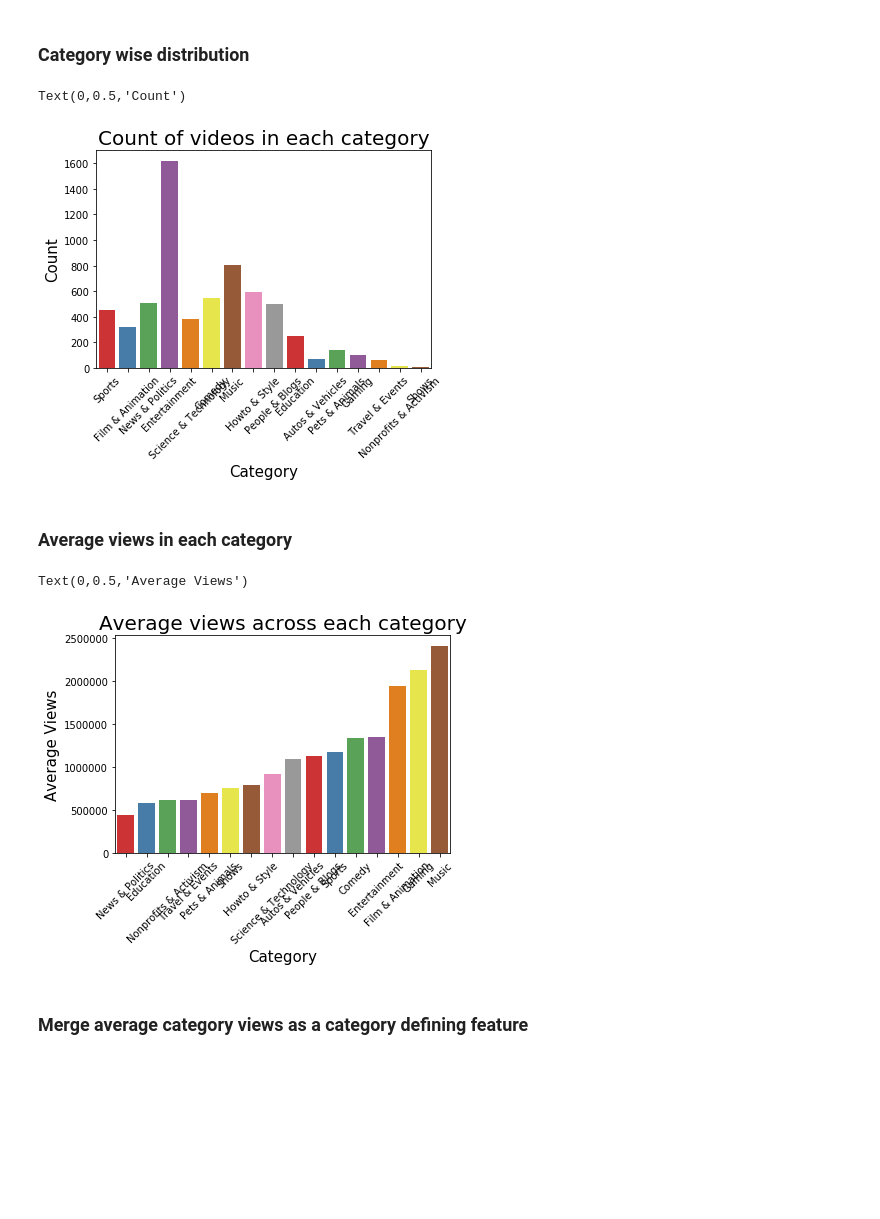
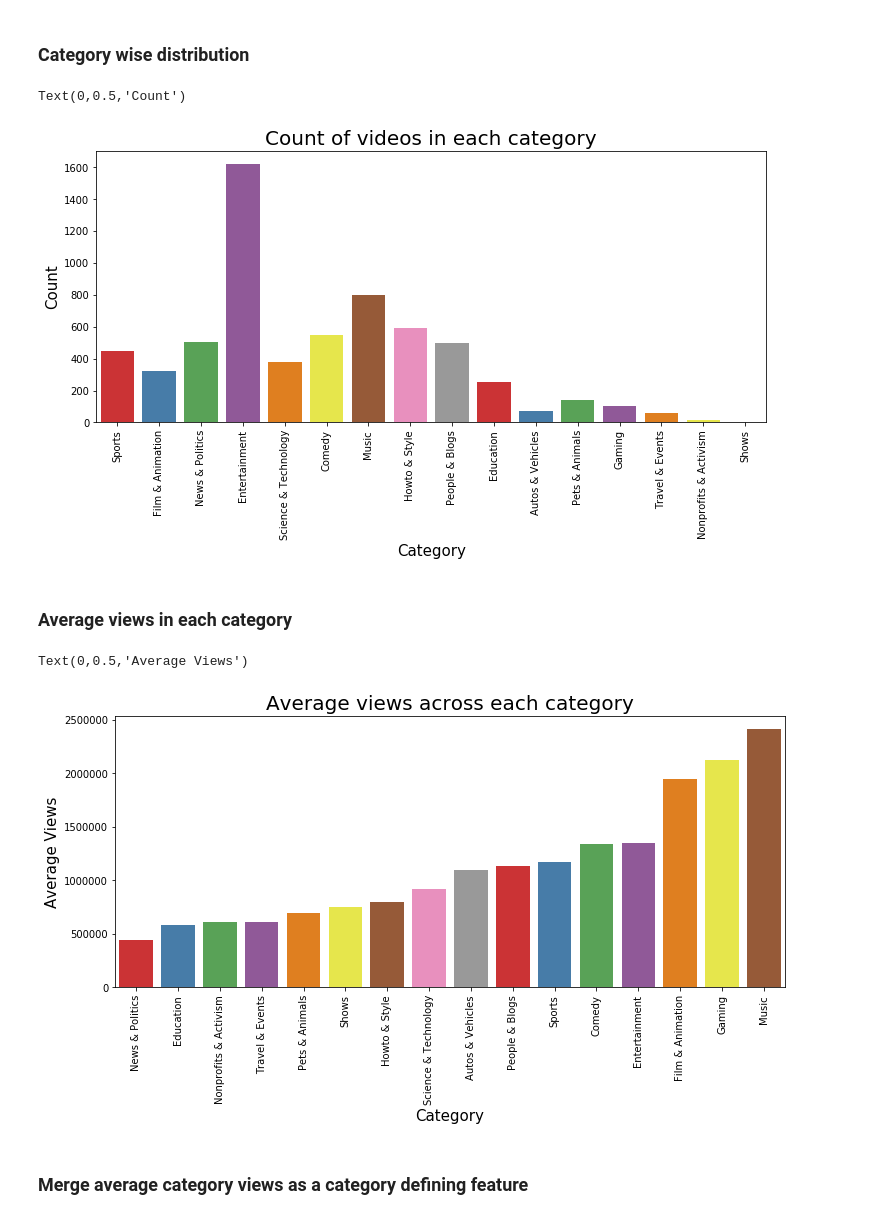
Before and after one commit to Tann10/YouTube, a Jupyter notebook: data-mining/EDA.ipynb, the cells around one changed output. Cells and saved outputs as stored; diff of their text form; code cells hidden in the pictures; blank space fills up the shorter version.

```diff
--- a/data-mining/EDA.ipynb
+++ b/data-mining/EDA.ipynb
@@ -423,30 +427,35 @@ Name: hour, dtype: int32
 # %% [markdown]
 ### Category wise distribution
 # %%
-g = sns.countplot('category_name', data=processed_df, palette="Set1")
-g.set_xticklabels(g.get_xticklabels(),rotation=45)
+# set the graph size
+fig, ax = plt.subplots(figsize=[12,5])
+# count plot
+g = sns.countplot('category_name', data=processed_df, palette="Set1",ax = ax)
+g.set_xticklabels(g.get_xticklabels(),rotation=90)
 g.set_title("Count of videos in each category", fontsize=20)
 # Initialize Figure and Axes object
 # plt.figure(figsize=(16, 10))
 g.set_xlabel("Category", fontsize=15)
 g.set_ylabel("Count", fontsize=15)
 # %% [output]
 Text(0,0.5,'Count')
-[figure, old version]
+[figure, new version]
 # %% [markdown]
 ### Average views in each category
 # %%
 avg_views = processed_df.groupby(["category_name"], as_index=False).agg({'views':'mean'})
 avg_views = avg_views.sort_values('views')
-g = sns.barplot(x = 'category_name', y = "views", data=avg_views, palette="Set1")
-g.set_xticklabels(g.get_xticklabels(),rotation=45)
+
+fig, ax = plt.subplots(figsize=[12,5])
+g = sns.barplot(x = 'category_name', y = "views", data=avg_views, palette="Set1", ax=ax)
+g.set_xticklabels(g.get_xticklabels(),rotation=90)
 # g.set_xticks(avg_views.category_name.values)
 g.set_title("Average views across each category", fontsize=20)
 g.set_xlabel("Category", fontsize=15)
 g.set_ylabel("Average Views", fontsize=15)
 # %% [output]
 Text(0,0.5,'Average Views')
-[figure, old version]
+[figure, new version]
 # %% [markdown]
 ### Merge average category views as a category defining feature
 # %%
```
Also changed, not shown: parts of 13 cells of this notebook.
